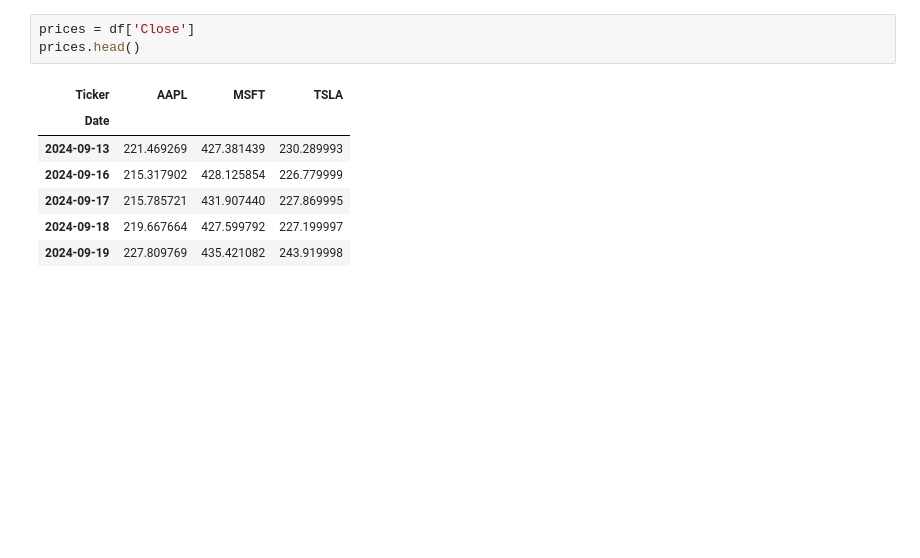
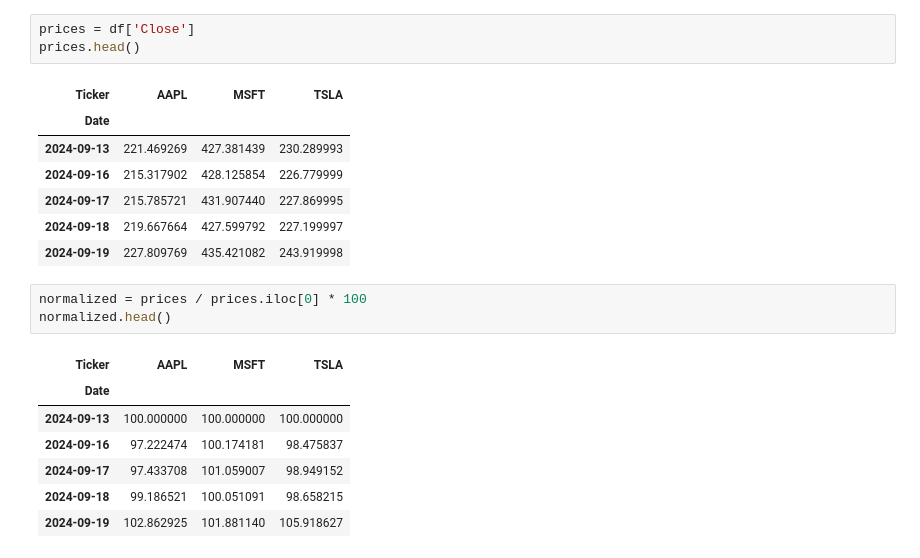
Before and after one commit to dgrabo/stock-market-anaytics, a Jupyter notebook: multi_stock_analysis.ipynb, the cells around one changed output. Drawn from its saved outputs; the diff is of its cells as text; blank space fills up the shorter version.

```diff
--- a/multi_stock_analysis.ipynb
+++ b/multi_stock_analysis.ipynb
@@ -32,3 +32,14 @@ prices.head()
 | 2024-09-17 | 215.785721 | 431.907440 | 227.869995 |
 | 2024-09-18 | 219.667664 | 427.599792 | 227.199997 |
 | 2024-09-19 | 227.809769 | 435.421082 | 243.919998 |
+# %%
+normalized = prices / prices.iloc[0] * 100
+normalized.head()
+# %% [output]
+| Ticker | AAPL | MSFT | TSLA |
+| Date |  |  |  |
+| 2024-09-13 | 100.000000 | 100.000000 | 100.000000 |
+| 2024-09-16 | 97.222474 | 100.174181 | 98.475837 |
+| 2024-09-17 | 97.433708 | 101.059007 | 98.949152 |
+| 2024-09-18 | 99.186521 | 100.051091 | 98.658215 |
+| 2024-09-19 | 102.862925 | 101.881140 | 105.918627 |
```
Also changed, not shown: parts of 6 cells of this notebook.
